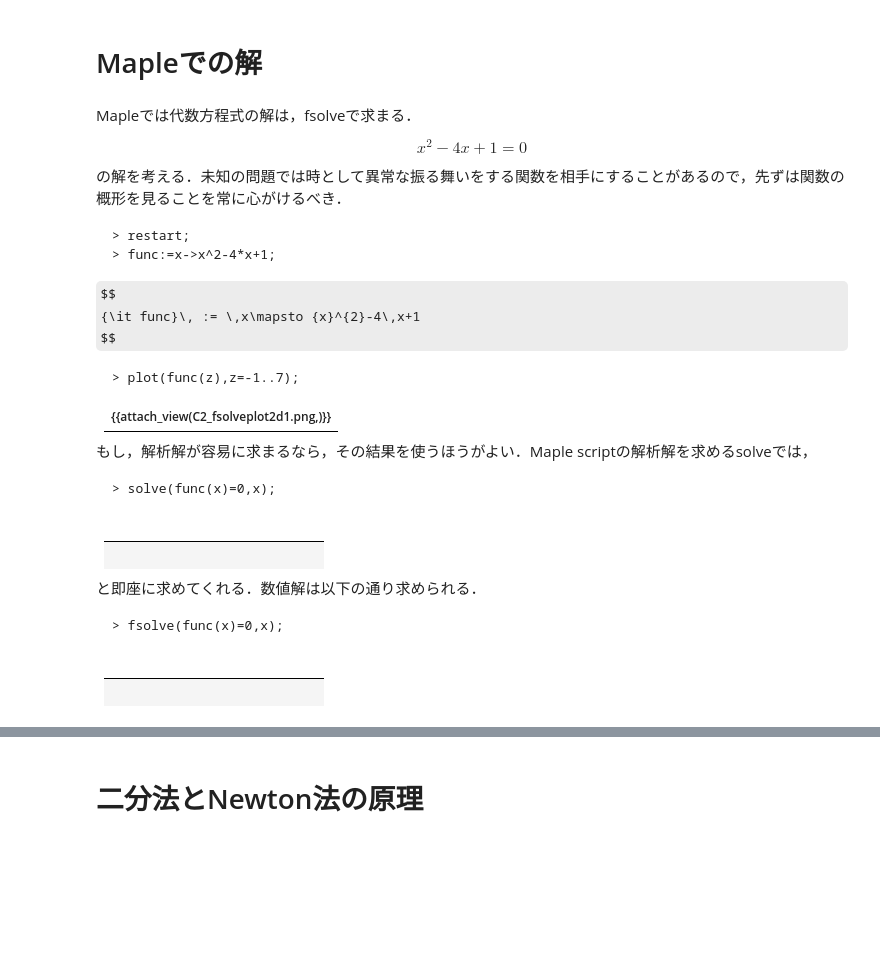
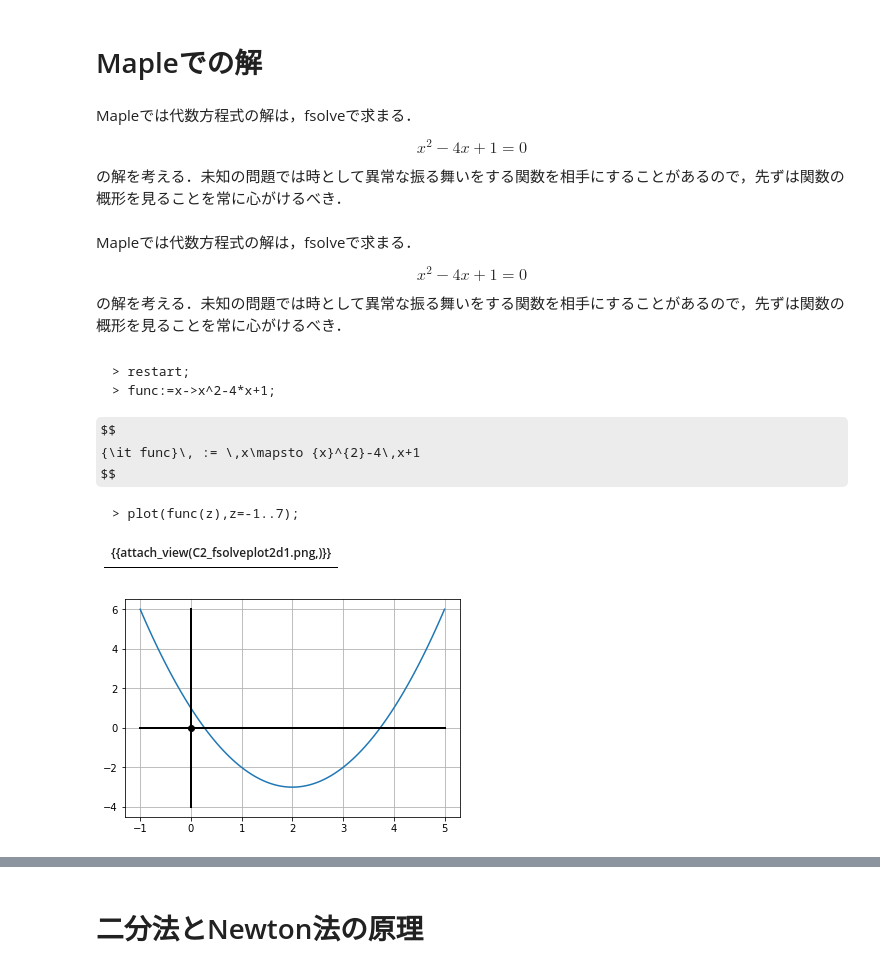
Before and after one commit to daddygongon/jupyter_num_calc, a Jupyter notebook: notebooks/fsolve.ipynb, the cells around one changed output, grey strips where cells are left out. Cells and saved outputs as stored; diff of their text form; code cells hidden in the pictures; some formulas as TeX source; blank space fills up the shorter version.

Commit message:
rev fsolve

````diff
--- a/notebooks/fsolve.ipynb
+++ b/notebooks/fsolve.ipynb
@@ -19,14 +21,21 @@
 を要する．
 # %% [markdown]
 # Mapleでの解
+# %% [markdown]
+Mapleでは代数方程式の解は，fsolveで求まる．
+
+$$
+x^2-4x+1 = 0
+$$
+の解を考える．未知の問題では時として異常な振る舞いをする関数を相手にすることがあるので，先ずは関数の概形を見ることを常に心がけるべき．
+# %% [markdown]
+Mapleでは代数方程式の解は，fsolveで求まる．
+
+$$
+x^2-4x+1 = 0
+$$
+の解を考える．未知の問題では時として異常な振る舞いをする関数を相手にすることがあるので，先ずは関数の概形を見ることを常に心がけるべき．
 # %% [markdown]
-
-Mapleでは代数方程式の解は，fsolveで求まる．
-
-$$
-x^2-4x+1 = 0
-$$
-の解を考える．未知の問題では時として異常な振る舞いをする関数を相手にすることがあるので，先ずは関数の概形を見ることを常に心がけるべき．
 ```maple
 > restart;
 > func:=x->x^2-4*x+1;
@@ -40,25 +49,26 @@ $$
 
 |{{attach_view(C2_fsolveplot2d1.png,)}}|
 |:----|
-
-
-もし，解析解が容易に求まるなら，その結果を使うほうがよい．Maple scriptの解析解を求めるsolveでは，
-
-```maple
-> solve(func(x)=0,x);
-```
-
-
-|　　　　　　　　 | 　　　　　　　　  |
-|:----|:----|
-|　　　　　　　　 | 　　　　　　　　  |
-
-
-と即座に求めてくれる．数値解は以下の通り求められる．
-```maple
-> fsolve(func(x)=0,x);
-```
-
-|　　　　　　　　 | 　　　　　　　　  |
-|:----|:----|
-|　　　　　　　　 | 　　　　　　　　  |
+# %%
+from sympy import *
+
+x = symbols('x')
+
+def func(x):
+  return x**2-4*x+1
+# %%
+import matplotlib.pyplot as plt
+import numpy as np
+
+x = np.linspace(-1, 5, 100)  #0から2πまでの範囲を100分割したnumpy配列
+y = func(x)
+plt.plot(x, y)
+
+plt.plot(0, 0, "o", color = 'k')
+# plot([x1, x2], [y1, y2], color='k', linestyle='-', linewidth=2)
+plt.plot([-1, 5], [0, 0], color='k', linestyle='-', linewidth=2)
+plt.plot([0, 0], [-4, 6], color='k', linestyle='-', linewidth=2)
+pyplot.grid()
+pyplot.show()
+# %% [output]
+[figure, added]
````
Also changed, not shown: parts of 8 cells of this notebook, 2 other files.
